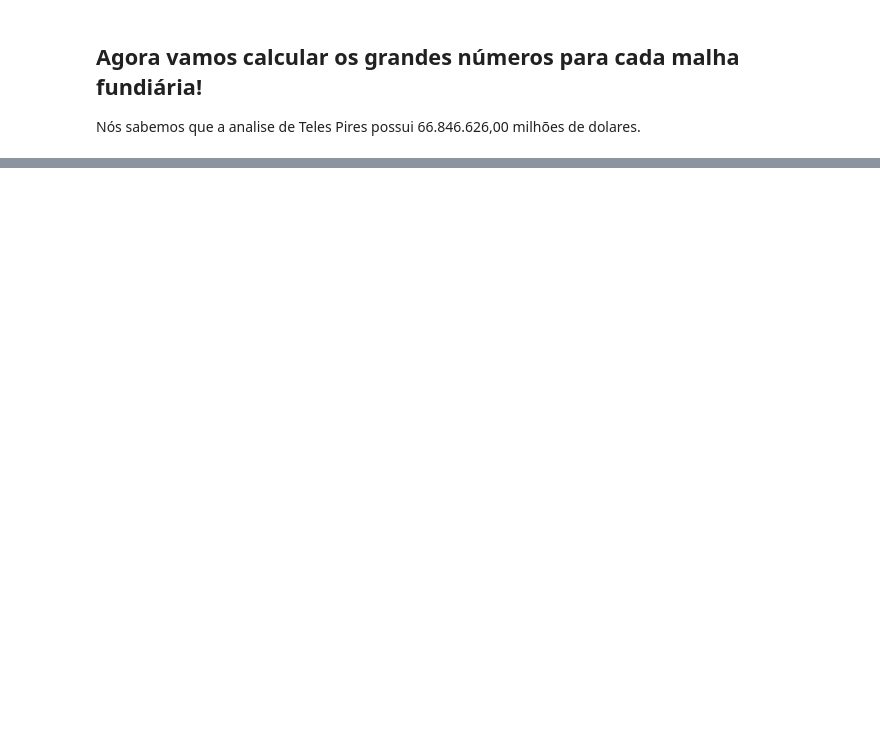
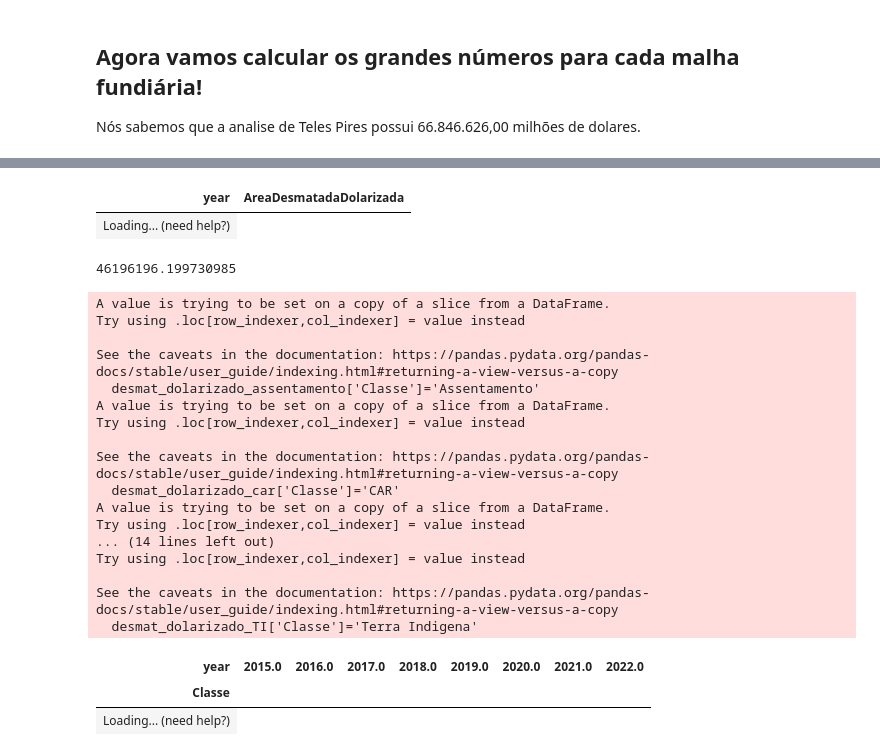
Before and after one commit to EduMinsky/AnaliseTelesPires, a Jupyter notebook: Analise Teles Pires.ipynb, the cells around one changed output, grey strips where cells are left out. Drawn from its saved outputs; the diff is of its cells as text; code cells hidden in the pictures; blank space fills up the shorter version.

```diff
--- a/Analise Teles Pires.ipynb
+++ b/Analise Teles Pires.ipynb
@@ -222,0 +160,26 @@ ax.legend(bbox_to_anchor=(0.99, 1))
+# %%
+#Lendo os arquivos de Desmatamento dentro de cada malha fundiária
+assentamento_alerta = pd.read_csv("C:/Users/" + usuario+"/Dropbox (CPI)/EduardoMinsky/Analise_TellesPires/Analise_Current/FeaturesTable/AlertaPorMalha/Alerta_Assentamento_teles_filter.csv",
+ sep=';')
+
+car_alerta = pd.read_csv("C:/Users/" + usuario+"/Dropbox (CPI)/EduardoMinsky/Analise_TellesPires/Analise_Current/FeaturesTable/AlertaPorMalha/Alerta_CAR_teles_filter.csv",
+ sep=';')
+
+flora_alerta = pd.read_csv("C:/Users/" + usuario+"/Dropbox (CPI)/EduardoMinsky/Analise_TellesPires/Analise_Current/FeaturesTable/AlertaPorMalha/Alerta_Flora_teles_filter.csv",
+ sep=';')
+
+SIGEF_alerta =  pd.read_csv("C:/Users/" + usuario+"/Dropbox (CPI)/EduardoMinsky/Analise_TellesPires/Analise_Current/FeaturesTable/AlertaPorMalha/Alerta_SIGEF_teles_filter.csv",
+ sep=';')
+
+SNUC_alerta =  pd.read_csv("C:/Users/" + usuario+"/Dropbox (CPI)/EduardoMinsky/Analise_TellesPires/Analise_Current/FeaturesTable/AlertaPorMalha/Alerta_SNUC_teles_filter.csv",
+ sep=';')
+
+TI_alerta = pd.read_csv("C:/Users/" + usuario+"/Dropbox (CPI)/EduardoMinsky/Analise_TellesPires/Analise_Current/FeaturesTable/AlertaPorMalha/Alerta_TI_teles_filter.csv",
+ sep=';')
+# %%
+desmat_dolarizado_assentamento = all_desmat_dol[all_desmat_dol['fid_1'].isin(assentamento_alerta.fid_1.unique())]
+desmat_dolarizado_car =  all_desmat_dol[all_desmat_dol['fid_1'].isin(car_alerta.fid_1.unique())]
+desmat_dolarizado_flora =  all_desmat_dol[all_desmat_dol['fid_1'].isin(flora_alerta.fid_1.unique())]
+desmat_dolarizado_SIGEF =  all_desmat_dol[all_desmat_dol['fid_1'].isin(SIGEF_alerta.fid_1.unique())]
+desmat_dolarizado_SNUC =  all_desmat_dol[all_desmat_dol['fid_1'].isin(SNUC_alerta.fid_1.unique())]
+desmat_dolarizado_TI =  all_desmat_dol[all_desmat_dol['fid_1'].isin(TI_alerta.fid_1.unique())]
@@ -222,0 +218,39 @@ ax.legend(bbox_to_anchor=(0.99, 1))
+# %%
+show(all_desmat_dol.groupby('year',as_index=False).AreaDesmatadaDolarizada.sum())
+all_desmat_dol.groupby('year',as_index=False).AreaDesmatadaDolarizada.sum().AreaDesmatadaDolarizada.sum()
+# %% [output]
+| year | AreaDesmatadaDolarizada |
+| Loading... (need help?) |
+46196196.199730985
+# %%
+desmat_dolarizado_assentamento['Classe']='Assentamento'
+desmat_dolarizado_car['Classe']='CAR'
+desmat_dolarizado_flora['Classe']='Floresta Ñ Destinada'
+desmat_dolarizado_SIGEF['Classe']='SIGEF'
+desmat_dolarizado_SNUC['Classe']='SNUC'
+desmat_dolarizado_TI['Classe']='Terra Indigena'
+desmatamento_malha = pd.concat([desmat_dolarizado_assentamento,desmat_dolarizado_car,
+          desmat_dolarizado_flora,desmat_dolarizado_SIGEF,
+          desmat_dolarizado_SNUC,desmat_dolarizado_TI],ignore_index = True)
+show(desmatamento_malha.groupby(['Classe','year'],as_index=False).AreaDesmatadaDolarizada.sum().pivot(index='Classe', columns='year', values='AreaDesmatadaDolarizada'))
+# %% [output]
+A value is trying to be set on a copy of a slice from a DataFrame.
+Try using .loc[row_indexer,col_indexer] = value instead
+
+See the caveats in the documentation: https://pandas.pydata.org/pandas-docs/stable/user_guide/indexing.html#returning-a-view-versus-a-copy
+  desmat_dolarizado_assentamento['Classe']='Assentamento'
+A value is trying to be set on a copy of a slice from a DataFrame.
+Try using .loc[row_indexer,col_indexer] = value instead
+
+See the caveats in the documentation: https://pandas.pydata.org/pandas-docs/stable/user_guide/indexing.html#returning-a-view-versus-a-copy
+  desmat_dolarizado_car['Classe']='CAR'
+A value is trying to be set on a copy of a slice from a DataFrame.
+Try using .loc[row_indexer,col_indexer] = value instead
+... (14 lines left out)
+Try using .loc[row_indexer,col_indexer] = value instead
+
+See the caveats in the documentation: https://pandas.pydata.org/pandas-docs/stable/user_guide/indexing.html#returning-a-view-versus-a-copy
+  desmat_dolarizado_TI['Classe']='Terra Indigena'
+| year | 2015.0 | 2016.0 | 2017.0 | 2018.0 | 2019.0 | 2020.0 | 2021.0 | 2022.0 |
+| Classe |  |  |  |  |  |  |  |  |
+| Loading... (need help?) |
```
Also changed, not shown: parts of 24 cells of this notebook.
